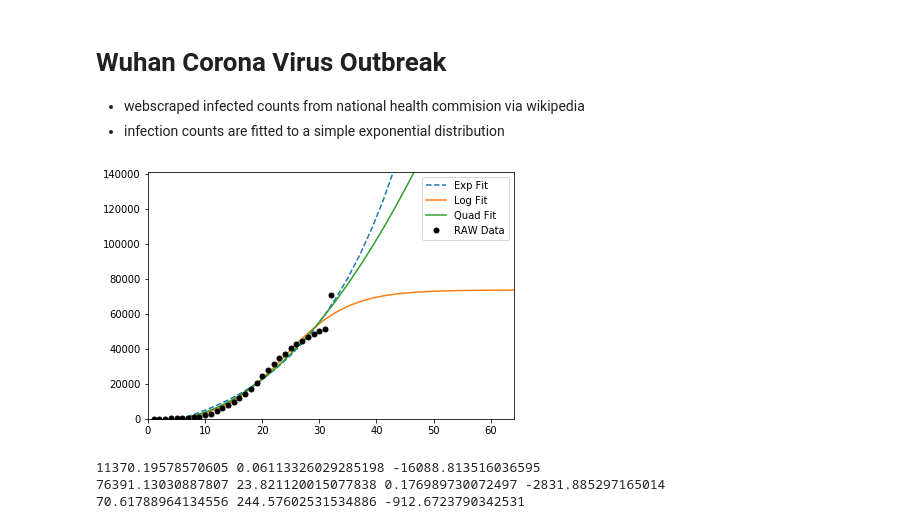
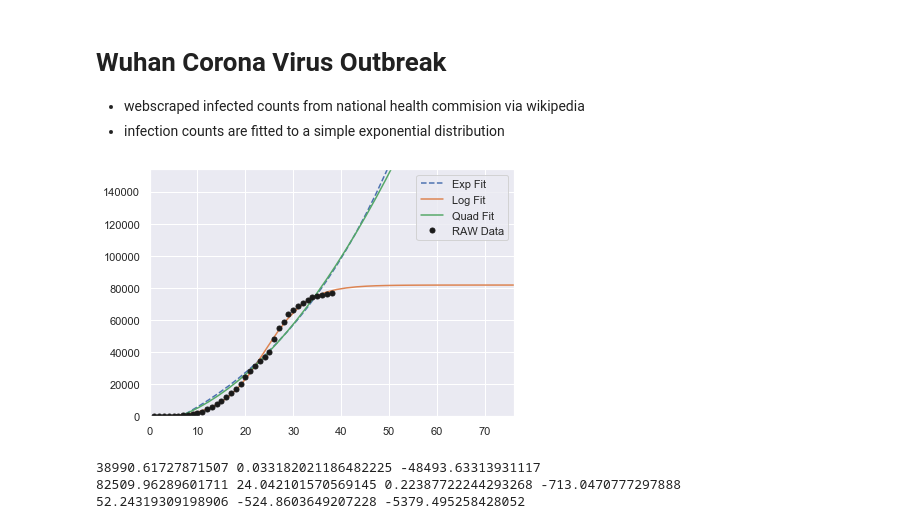
Before and after one commit to chrishom/WuhanVirusOutbreak, a Jupyter notebook: Corona Virus - Wuhan Infection Rate.ipynb, the cells around one changed output. Cells and saved outputs as stored; diff of their text form; code cells hidden in the pictures.

Commit message:
modified wiki pull and added sns bar plot

```diff
--- a/Corona Virus - Wuhan Infection Rate.ipynb
+++ b/Corona Virus - Wuhan Infection Rate.ipynb
@@ -23,13 +23,17 @@ My_table = soup.find('div',{'class':'barbox tright'})
 
 datesfinal = []
 countsfinal = []
+count1end = 0
 
-dates = My_table.findAll('td', style='padding-right:0.4em; padding-left:0.4em; width:auto')
+#dates = My_table.findAll('td', style='padding-right:0.4em; padding-left:0.4em; width:auto')
+dates = My_table.findAll('span', {'class' : 'nowrap'})
 
 for date in dates[1:]:
     datesfinal.append((pd.to_datetime(date.get_text())))
 
-counts = My_table.findAll('td', colspan = '2', style='padding-left:0.4em; text-align:left; width:auto;')
+#counts = My_table.findAll('td', colspan = '2', style='padding-left:0.4em; text-align:left; width:auto;')
+counts = My_table.findAll('td', style='padding:0px 2px 0px 4px;text-align:right;width:38px')
+counts2 = My_table.findAll('td', style='padding:0px 2px 0px 6px;text-align:right;width:38px')
 
 '''
 #Old Methods (changed because Wikipedia updates)
@@ -42,9 +46,27 @@ for count in counts:
         countsfinal.append(int(count.get_text()[0:count.get_text().find('(')].replace(',','')))
     else:
         countsfinal.append(int(count.get_text()[count.get_text().find('/')+1:count.get_text().find('(')].replace(',','')))
-'''
+
+#Old Method 2
 for count in counts[1:]:
         countsfinal.append(int(count.get_text().rstrip().lstrip()[0:count.get_text().rstrip().lstrip().find('\n')].replace(',','')))
+
+'''
+
+
+for i,count in enumerate(counts2):
+    if len(count.get_text()) > 1 and count1end == 0:
+        count1end = i
+
+
+for i,count in enumerate(counts):
+    if i < count1end:
+        countsfinal.append(int(count.get_text().rstrip().lstrip().replace(',','')))
+
+for i,count in enumerate(counts2):
+    if i >= count1end:
+        countsfinal.append(int(count.get_text().rstrip().lstrip().replace(',','')))
+
 
 d=list(zip(datesfinal, countsfinal))
 df=pd.DataFrame(data=d, columns=['Date','Infected'])
@@ -95,34 +117,34 @@ a3, b3, c3 = fitting_parameters_quad
 # Tanh Fit (WIP)
 #fitting_parameters_tanh, covariance_tanh = curve_fit(tanh_fit, x, y)
 #a4, b4 = fitting_parameters_tanh
 
 x_min = 0
 x_max = len(df)*2
 x_fit = np.linspace(x_min, x_max, len(df))
 
 plt.plot(x_fit, exponential_fit(x_fit, *fitting_parameters_exp), '--', label='Exp Fit')
 # plt.plot(x_fit, sigmoidal_fit(x_fit, *fitting_parameters_sig), '-', label='Sig Fit')
 plt.plot(x_fit, logistic_fit(x_fit, *fitting_parameters_log), '-', label='Log Fit')
 plt.plot(x_fit, quadratic_fit(x_fit, *fitting_parameters_quad), '-', label='Quad Fit')
 #plt.plot(x_fit, tanh_fit(x_fit, *fitting_parameters_tanh), '-', label='Tanh Fit')
 
 
 plt.plot(x, y, '.', label='RAW Data', color='k', markersize=10)
 
 plt.plot(title='Wuhan')
 plt.ylim(0, max(df['Infected'])*2)
 plt.xlim(0,len(df)*2)
 plt.tight_layout()
 plt.legend()
 
 plt.show()
 
 print(a,b,c)
 #print(a1,b1)
 print(a2,b2,c2,d2)
 print(a3,b3,c3)
 # %% [output]
-[figure, old version]
+[figure, new version]
-11370.19578570605 0.06113326029285198 -16088.813516036595
-76391.13030887807 23.821120015077838 0.176989730072497 -2831.885297165014
-70.61788964134556 244.57602531534886 -912.6723790342531
+38990.61727871507 0.033182021186482225 -48493.63313931117
+82509.96289601711 24.042101570569145 0.22387722244293268 -713.0470777297888
+52.24319309198906 -524.8603649207228 -5379.495258428052
```
Also changed, not shown: parts of 2 cells of this notebook.
